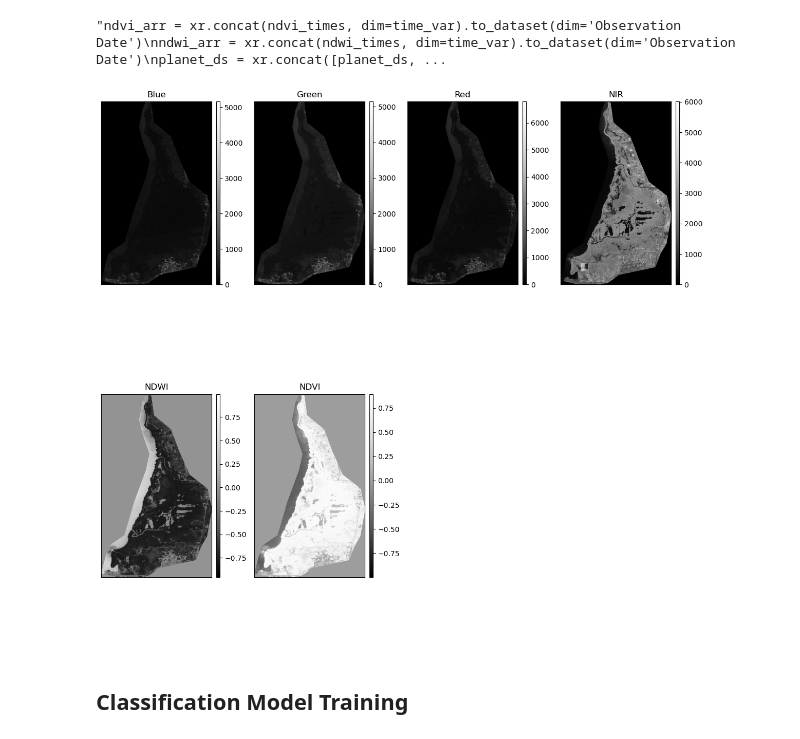
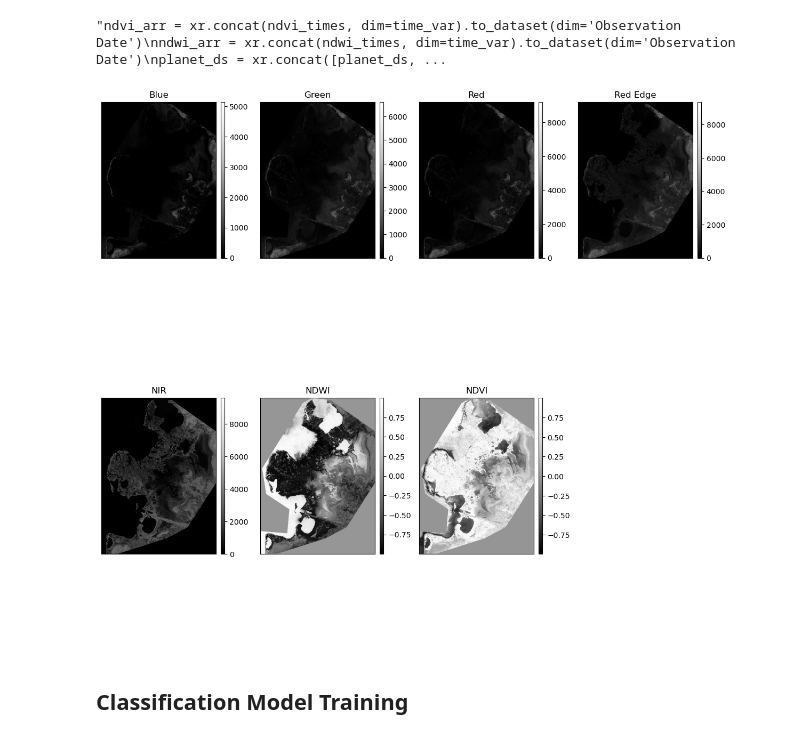
Before and after one commit to aesgeorges/MangroveCaribRS, a Jupyter notebook: scripts and notebooks/model_selection.ipynb, the cells around one changed output. Saved outputs shown, nothing was run; the diff lists cells and outputs as text; code cells hidden in the pictures.

Commit message:
temporary figures

```diff
--- a/scripts and notebooks/model_selection.ipynb
+++ b/scripts and notebooks/model_selection.ipynb
@@ -36,13 +36,7 @@ def paths_to_datetimeindex(list):
         new_list.append(time)
     return new_list
 # %%
-band_names = {'band':{1: 'Blue',
-                        2: 'Green',
-                        3: 'Red',
-                        4: 'NIR'
-                }}
-
-data_dir = '../' + DOWNLOAD_DIR_TT + '*.tif'
+data_dir = DOWNLOAD_DIR_HT + '*.tif'
 times = [i.strftime('%m-%d-%Y') for i in paths_to_datetimeindex(glob.glob(data_dir))]
 time_var = xr.Variable('Observation Date', times)
 geotiffs_da = xr.concat([rxr.open_rasterio(entry).squeeze() for entry in glob.glob(data_dir)],
@@ -91,10 +82,10 @@ planet_ds = xr.concat([planet_ds, ndvi_arr, ndwi_arr], dim='band')"""
 # %% [output]
 "ndvi_arr = xr.concat(ndvi_times, dim=time_var).to_dataset(dim='Observation Date')\nndwi_arr = xr.concat(ndwi_times, dim=time_var).to_dataset(dim='Observation Date')\nplanet_ds = xr.concat([planet_ds, ...
 # %%
-band_titles = ['Blue', 'Green', 'Red', 'NIR', 'NDWI', 'NDVI']
+band_titles = ['Blue', 'Green', 'Red', 'Red Edge', 'NIR', 'NDWI', 'NDVI']
 ep.plot_bands(planet_ds[times[0]], cols=4, title=band_titles);
 # %% [output]
-[figure, old version]
+[figure, new version]
 # %% [markdown]
 ## Classification Model Training
 # %% [markdown]
```
Also changed, not shown: parts of 8 cells of this notebook, 16 other files.
